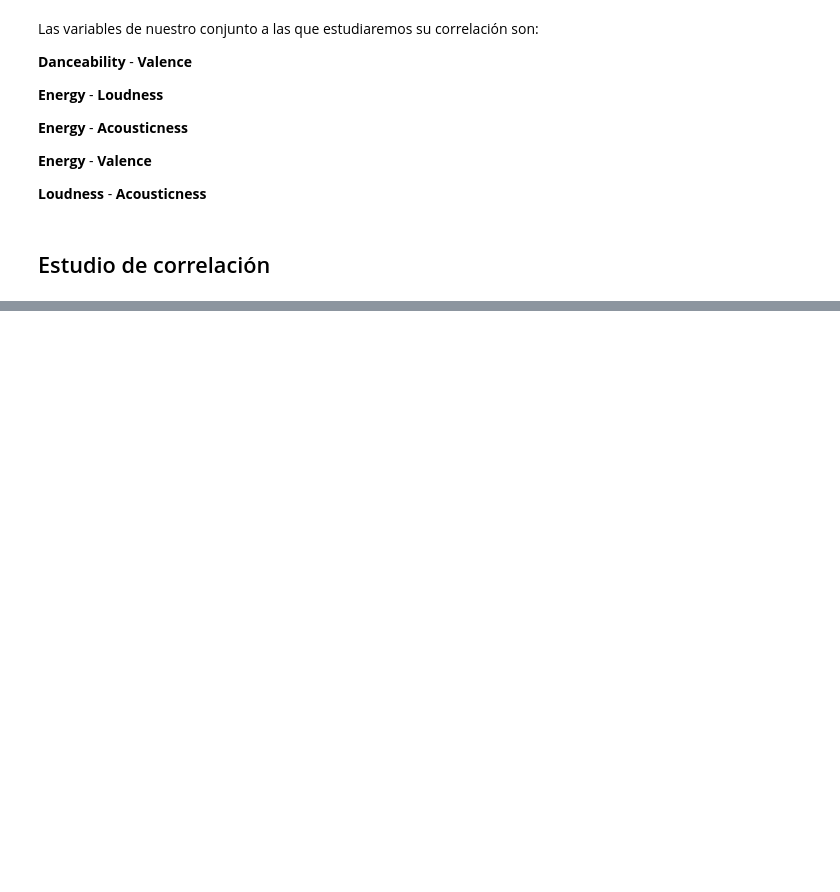
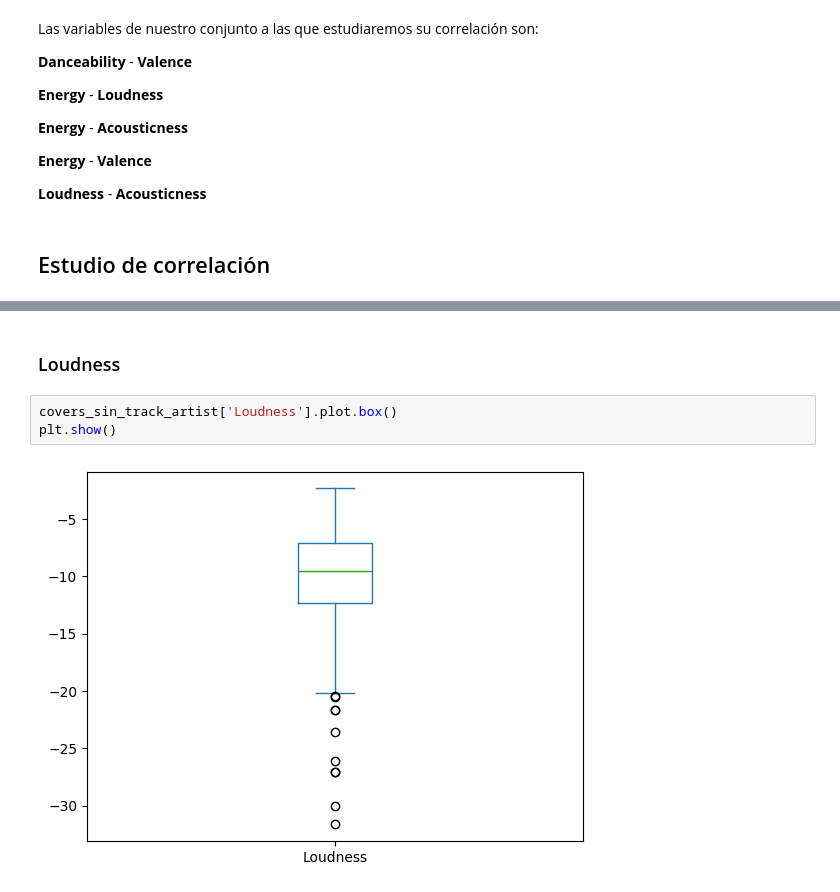
Before and after one commit to nachoperna/Fundamentos-de-la-Ciencia-de-Datos, a Jupyter notebook: TPE/tpe.ipynb, the cells around one changed output, grey strips where cells are left out. Cells and saved outputs as stored; diff of their text form; blank space fills up the shorter version.

```diff
--- a/TPE/tpe.ipynb
+++ b/TPE/tpe.ipynb
@@ -346,0 +409,7 @@ Las variables de nuestro conjunto a las que estudiaremos su correlación son:
+# %% [markdown]
+### Loudness
+# %%
+covers_sin_track_artist['Loudness'].plot.box()
+plt.show()
+# %% [output]
+[figure, added]
```
Also changed, not shown: parts of 15 cells of this notebook.
